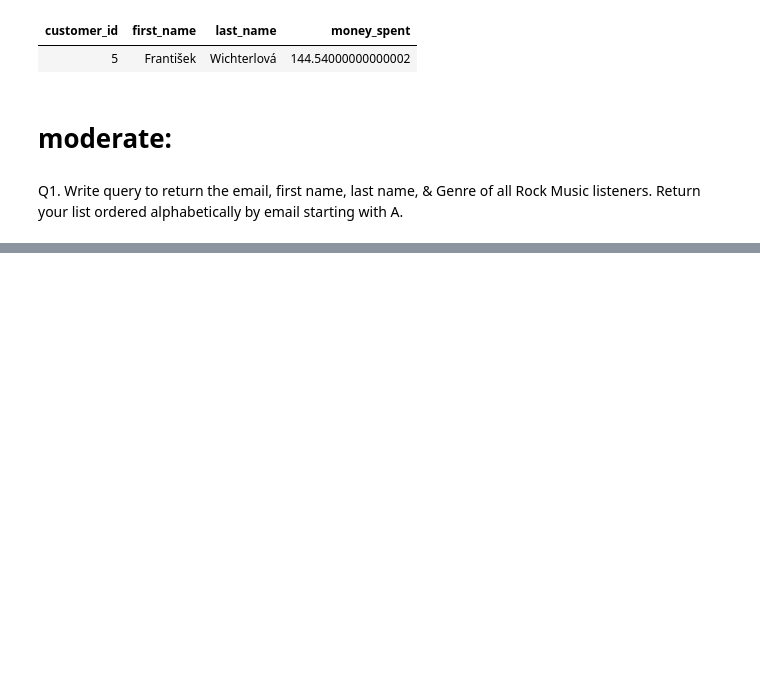
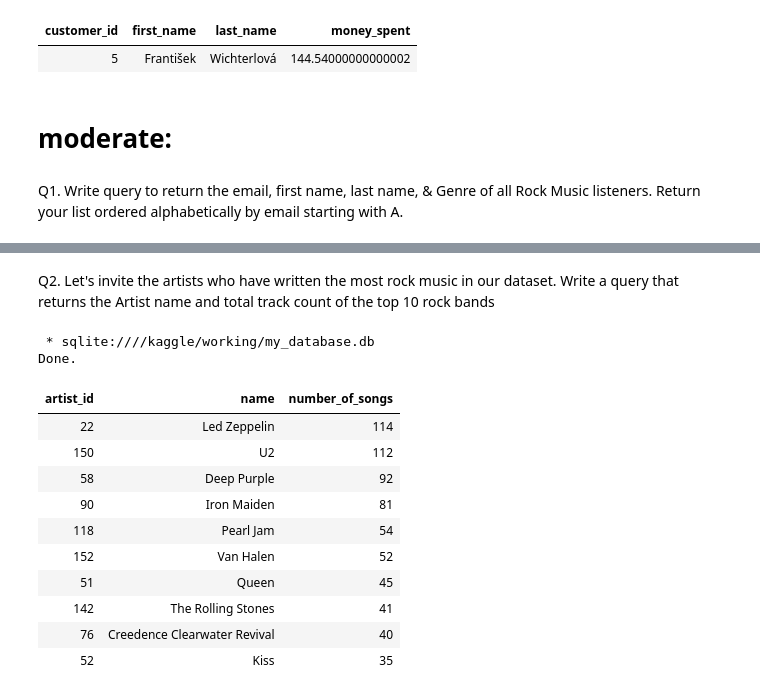
Before and after one commit to aravind8bkd/sql, a Jupyter notebook: Music Store Data Analysis/Music Store Data Analysis.ipynb, the cells around one changed output, grey strips where cells are left out. Drawn from its saved outputs; the diff is of its cells as text; code cells hidden in the pictures; blank space fills up the shorter version.

```diff
--- a/Music Store Data Analysis/Music Store Data Analysis.ipynb
+++ b/Music Store Data Analysis/Music Store Data Analysis.ipynb
@@ -179,0 +244,28 @@ Done.
+# %% [markdown]
+Q2. Let's invite the artists who have written the most rock music in our dataset.
+Write a query that returns the Artist name and total track count of the top 10 rock bands
+# %%
+%%sql
+SELECT a.artist_id, a.name,COUNT(a.artist_id) AS number_of_songs
+FROM track
+JOIN album ON album.album_id = track.album_id
+JOIN artist a ON a.artist_id = album.artist_id
+JOIN genre ON genre.genre_id = track.genre_id
+WHERE genre.name LIKE 'Rock'
+GROUP BY a.artist_id
+ORDER BY number_of_songs DESC
+LIMIT 10;
+# %% [output]
+ * sqlite:////kaggle/working/my_database.db
+Done.
+| artist_id | name | number_of_songs |
+| 22 | Led Zeppelin | 114 |
+| 150 | U2 | 112 |
+| 58 | Deep Purple | 92 |
+| 90 | Iron Maiden | 81 |
+| 118 | Pearl Jam | 54 |
+| 152 | Van Halen | 52 |
+| 51 | Queen | 45 |
+| 142 | The Rolling Stones | 41 |
+| 76 | Creedence Clearwater Revival | 40 |
+| 52 | Kiss | 35 |
```
Also changed, not shown: parts of 7 cells of this notebook.
